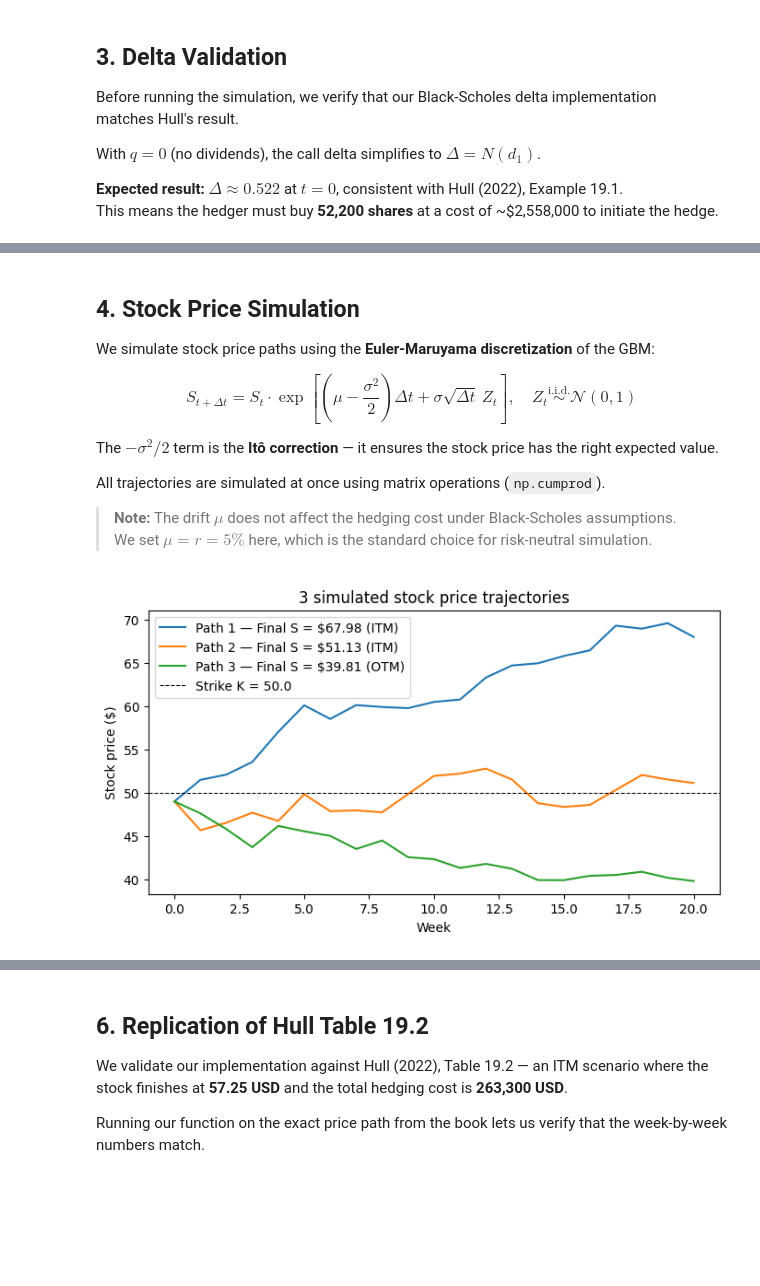
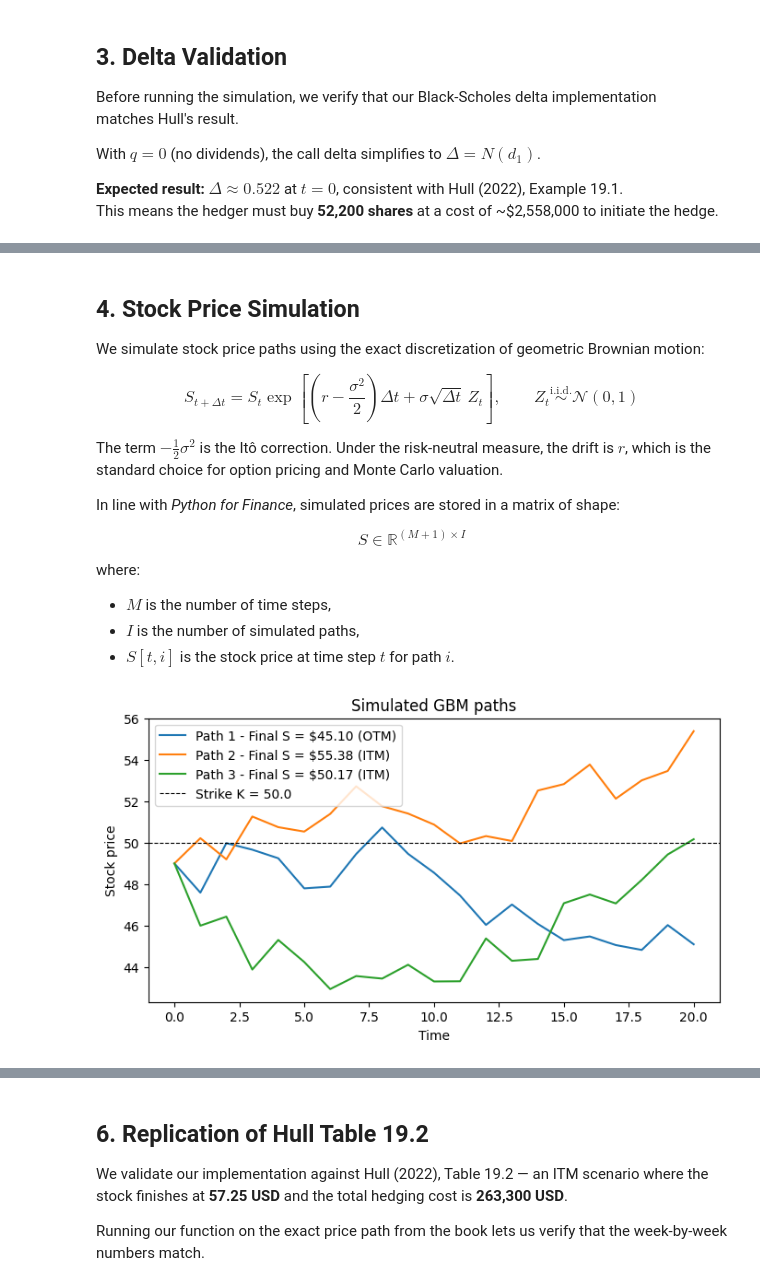
Before and after one commit to merwan-khoufache/black-scholes-options, a Jupyter notebook: Delta_Hedging.ipynb, the cells around one changed output, grey strips where cells are left out. Saved outputs shown, nothing was run; the diff lists cells and outputs as text; code cells hidden in the pictures; blank space fills up the shorter version.

```diff
--- a/Delta_Hedging.ipynb
+++ b/Delta_Hedging.ipynb
@@ -89,8 +101,10 @@ S0 = 49.0        # initial stock price
 K = 50.0         # strike price
 r = 0.05         # risk-free rate (annualized)
 sigma = 0.20     # volatility (annualized)
-T = 20 / 52      # time to maturity in years (20 weeks)
-n_steps = 20     # number of rebalancing steps (weekly)
+T = 20/52      # time to maturity in years (20 weeks)
+
+M = 20  # number of rebalancing steps (weekly)
+
 n_options = 100_000  # size of the short option position
 # %% [markdown]
 ## 3. Delta Validation
@@ -110,51 +124,64 @@ np.float64(0.5216046610663964)
 # %% [markdown]
 ## 4. Stock Price Simulation
 
-We simulate stock price paths using the **Euler-Maruyama discretization** of the GBM:
+We simulate stock price paths using the exact discretization of geometric Brownian motion:
 
-$$S_{t+\Delta t} = S_t \cdot \exp\!\left[\left(\mu - \frac{\sigma^2}{2}\right)\Delta t + \sigma\sqrt{\Delta t}\, Z_t\right], \quad Z_t \overset{\text{i.i.d.}}{\sim} \mathcal{N}(0,1)$$
+$$
+S_{t+\Delta t}
+=
+S_t \exp\!\left[\left(r-\frac{\sigma^2}{2}\right)\Delta t+\sigma\sqrt{\Delta t}\,Z_t\right],
+\qquad
+Z_t \overset{\text{i.i.d.}}{\sim}\mathcal{N}(0,1)
+$$
 
-The $-\sigma^2/2$ term is the **Itô correction** — it ensures the stock price has the right expected value.
+The term $-\frac{1}{2}\sigma^2$ is the Itô correction.
+Under the risk-neutral measure, the drift is $r$, which is the standard choice for option pricing and Monte Carlo valuation.
 
-All trajectories are simulated at once using matrix operations (`np.cumprod`).
+In line with *Python for Finance*, simulated prices are stored in a matrix of shape:
 
-> **Note:** The drift $\mu$ does not affect the hedging cost under Black-Scholes assumptions.
-> We set $\mu = r = 5\%$ here, which is the standard choice for risk-neutral simulation.
+$$
+S \in \mathbb{R}^{(M+1)\times I}
+$$
+
+where:
+- $M$ is the number of time steps,
+- $I$ is the number of simulated paths,
+- $S[t, i]$ is the stock price at time step $t$ for path $i$.
 # %%
-def simulate_paths(S0, mu, sigma, T, n_steps, n_simulations):
-    np.random.seed(0)
-    dt = T / n_steps
+def simulate_gbm_book(S0, r, sigma, T, M, I,  seed=1):
+    if seed is not None:
+        npr.seed(seed)
+    dt = T / M
+    S = np.zeros((M + 1, I))
+    S[0] = S0
+    sn = npr.standard_normal((M + 1, I))
 
-    # draw all random shocks at once: shape (n_simulations, n_steps)
-    Z = np.random.randn(n_simulations, n_steps)
-
-    # compute multiplicative increments at each step
-    increments = np.exp((mu - sigma**2 / 2) * dt + sigma * np.sqrt(dt) * Z)
-
-    # build the price matrix: first column is S0, rest is cumulative product
-    paths = np.zeros((n_simulations, n_steps + 1))
-    paths[:, 0] = S0
-    paths[:, 1:] = S0 * np.cumprod(increments, axis=1)
-
-    return paths
+    for t in range(1, M + 1):
+        S[t] = S[t - 1] * np.exp(
+            (r - 0.5 * sigma ** 2) * dt
+            + sigma * np.sqrt(dt) * sn[t]
+        )
+    return S
 
 
 # generate 3 trajectories for illustration
-paths_3 = simulate_paths(S0=S0, mu=0.05, sigma=sigma, T=20/52, n_steps=n_steps, n_simulations=3)
+S_3sim = simulate_gbm_book(S0=S0, r=0.05, sigma=sigma, T=T, M =M, I=3)
 
 plt.figure(figsize=(8, 4))
+
 for i in range(3):
-    final_S = paths_3[i, -1]
-    label = f"Path {i+1} — Final S = ${final_S:.2f} ({'ITM' if final_S > K else 'OTM'})"
-    plt.plot(paths_3[i], label=label)
-plt.axhline(K, color='black', linestyle='--', linewidth=0.8, label=f'Strike K = {K}')
-plt.xlabel('Week')
-plt.ylabel('Stock price ($)')
-plt.title('3 simulated stock price trajectories')
+    final_S = S_3sim[-1, i]
+    label = f"Path {i+1} - Final S = ${final_S:.2f} ({'ITM' if final_S > K else 'OTM'})"
+    plt.plot(S_3sim[:, i], label=label)
+
+plt.axhline(K, color='black', linestyle='--', linewidth=0.8, label=f"Strike K = {K}")
+plt.xlabel("Time")
+plt.ylabel("Stock price")
+plt.title("Simulated GBM paths")
 plt.legend()
 plt.show()
 # %% [output]
-[figure, old version]
+[figure, new version]
 # %% [markdown]
 ## 5. Delta Hedging Simulation
 
```
Also changed, not shown: parts of 12 cells of this notebook.
